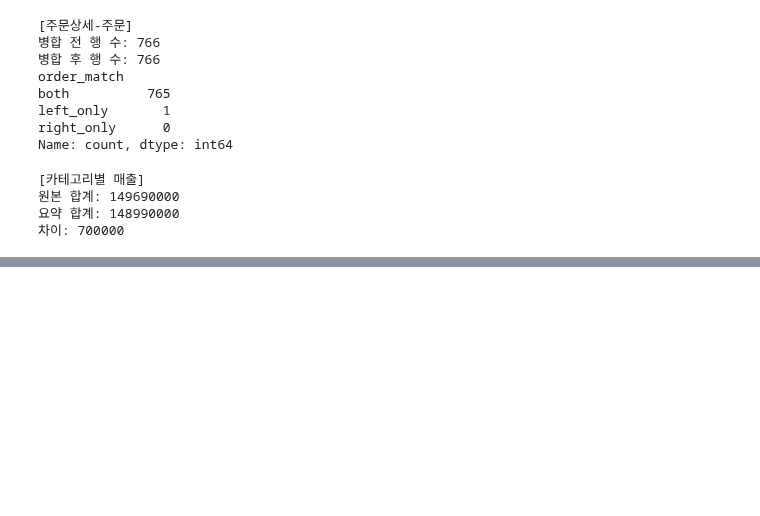
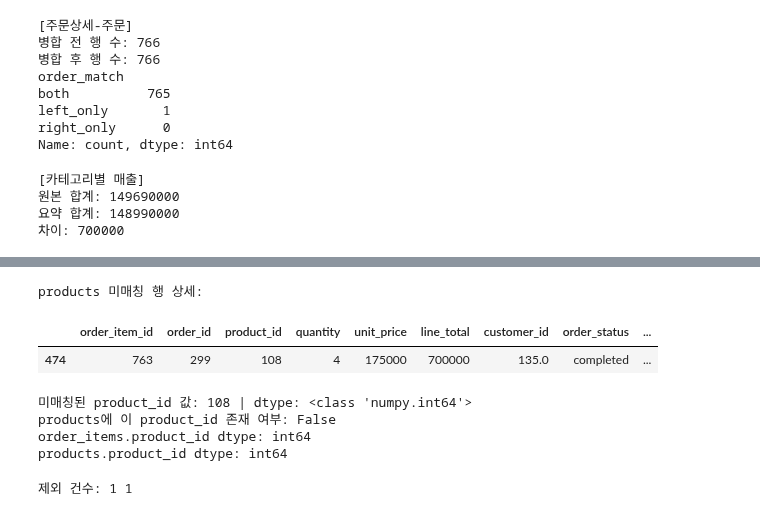
Before and after one commit to dydtlsrl/ai-data-analysis, a Jupyter notebook: notebooks/ch04_pandas_basic.ipynb, the cells around one changed output, grey strips where cells are left out. Cells and saved outputs as stored; diff of their text form; code cells hidden in the pictures; blank space fills up the shorter version.

```diff
--- a/notebooks/ch04_pandas_basic.ipynb
+++ b/notebooks/ch04_pandas_basic.ipynb
@@ -731,0 +836,30 @@ check_total(
+# %%
+# -----------------------------------------
+# 5) completed_sales ↔ products 병합
+# -----------------------------------------
+products_for_merge = products[
+    ["product_id", "category"]
+].copy()
+# 근거: 요구사항 5 - products 컬럼 중 실제로 필요한 product_id, category만 선택.
+#       product_name, price 등 결과 컬럼에 없는 항목은 가져오지 않음
+
+print("병합 전 completed_sales 행 수:", len(completed_sales))
+# 근거: 요구사항 3 - 병합 "전" 행 수 출력
+
+completed_items = completed_sales.merge(
+    products_for_merge,
+    on="product_id",
+    how="left",
+    validate="many_to_one",     # 근거: 요구사항 1 - 이 merge에도 validate 사용
+    indicator="product_match",  # 근거: 요구사항 2 - 이 merge에도 indicator 사용
+)
+
+print("병합 후 completed_items 행 수:", len(completed_items))
+# 근거: 요구사항 3 - 병합 "후" 행 수 출력
+
+print(completed_items["product_match"].value_counts(dropna=False))
+# 근거: 요구사항 2 - indicator 컬럼(product_match) 값을 실제로 눈으로 확인
+
+unmatched_products = completed_items[completed_items["product_match"] != "both"]
+print("products와 미매칭된 행 수:", len(unmatched_products))
+# 근거: 요구사항 2 - "both"가 아닌 행 = 미매칭 행을 별도로 걸러내어 개수 확인
@@ -731,0 +948,31 @@ check_total(
+# %%
+# -----------------------------------------
+# 진단 2) completed_sales ↔ products 미매칭 원인
+# -----------------------------------------
+print("\nproducts 미매칭 행 상세:")
+display(unmatched_products)   # product_id 등 실제 값 확인
+
+unmatched_product_id = unmatched_products["product_id"].iloc[0]
+print("미매칭된 product_id 값:", unmatched_product_id, "| dtype:", type(unmatched_product_id))
+
+print("products에 이 product_id 존재 여부:", unmatched_product_id in products["product_id"].values)
+
+print("order_items.product_id dtype:", order_items["product_id"].dtype)
+print("products.product_id dtype:", products["product_id"].dtype)
+# %% [output]
+products 미매칭 행 상세:
+|  | order_item_id | order_id | product_id | quantity | unit_price | line_total | customer_id | order_status | ... |
+| 474 | 763 | 299 | 108 | 4 | 175000 | 700000 | 135.0 | completed | ... |
+미매칭된 product_id 값: 108 | dtype: <class 'numpy.int64'>
+products에 이 product_id 존재 여부: False
+order_items.product_id dtype: int64
+products.product_id dtype: int64
+# %%
+#미매칭 제외 코드
+order_sales_clean = order_sales[order_sales["order_match"] == "both"]
+completed_items_clean = completed_items[completed_items["product_match"] == "both"]
+
+print("제외 건수:", (order_sales["order_match"] != "both").sum(),
+      (completed_items["product_match"] != "both").sum())
+# %% [output]
+제외 건수: 1 1
```
Also changed, not shown: parts of 14 cells of this notebook.
